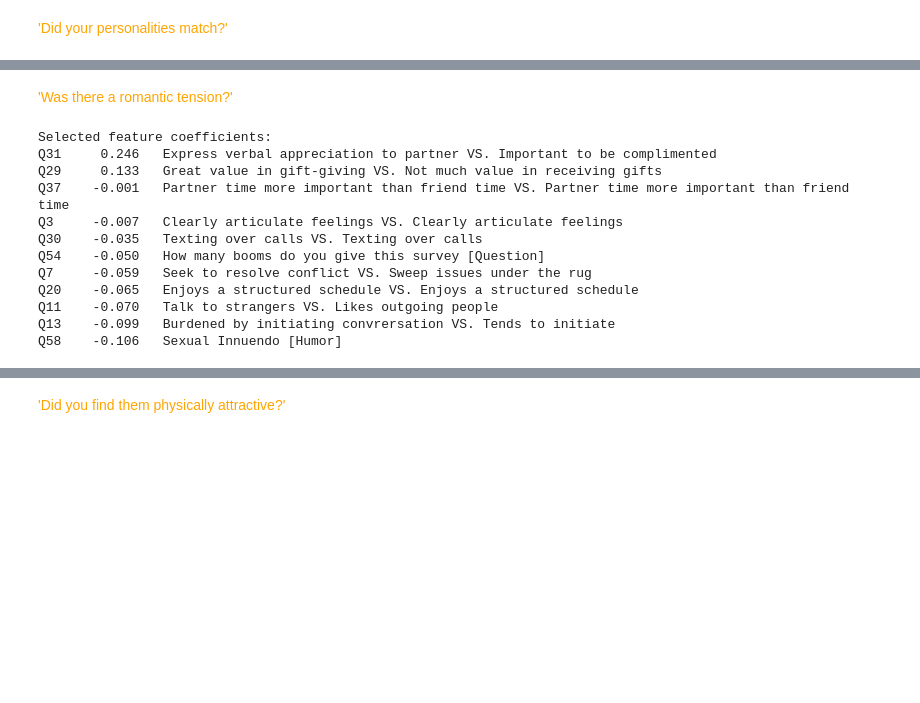
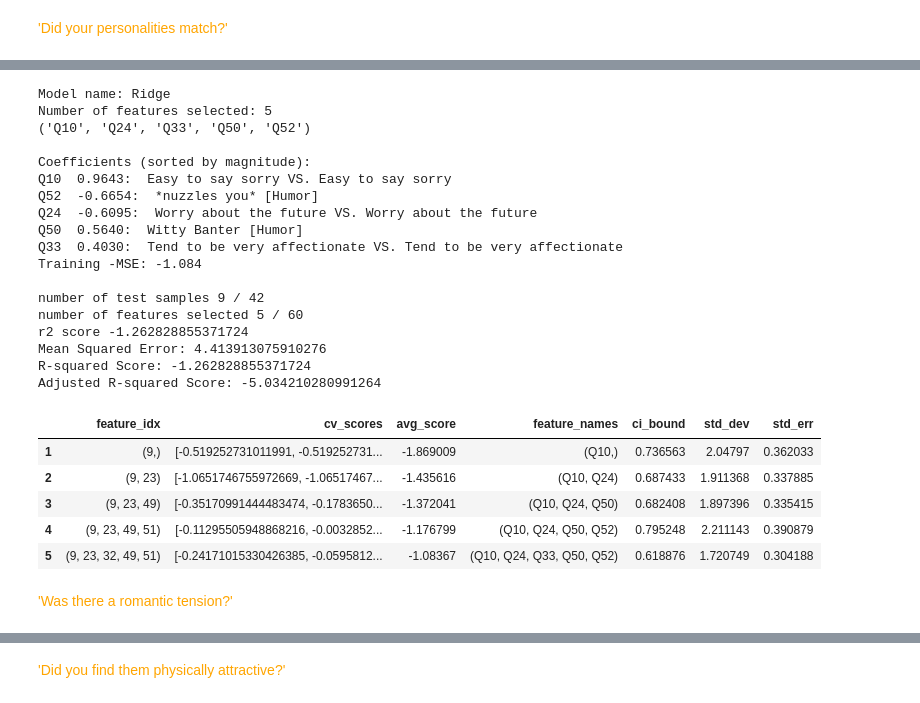
Before and after one commit to treyhibbard/Blind-Dating, a Jupyter notebook: DatingAnalysis.ipynb, the cells around one changed output, grey strips where cells are left out. Saved outputs shown, nothing was run; the diff lists cells and outputs as text; code cells hidden in the pictures; blank space fills up the shorter version.

```diff
--- a/DatingAnalysis.ipynb
+++ b/DatingAnalysis.ipynb
@@ -427,24 +524,36 @@ Q1     -0.190   Cries often VS. Uncofmortable consoling the unwell
+# %%
+# Sets X to every feature excluding 'type' (because that is our y) and 'quality' (because the is another variable to predict)
+X = df[qVec]  # axis=1 tells python it is a column and not a row
+y = df['Did your personalities match?']
+
+selection = runSelection(sfs, X, y)
+
+# Tells relevant data from sfs
+pd.DataFrame.from_dict(selection.get_metric_dict()).T
+# %% [output]
+Model name: Ridge
+Number of features selected: 5
+('Q10', 'Q24', 'Q33', 'Q50', 'Q52')
+
+Coefficients (sorted by magnitude):
+Q10  0.9643:  Easy to say sorry VS. Easy to say sorry
+Q52  -0.6654:  *nuzzles you* [Humor]
+Q24  -0.6095:  Worry about the future VS. Worry about the future
+Q50  0.5640:  Witty Banter [Humor]
+Q33  0.4030:  Tend to be very affectionate VS. Tend to be very affectionate
+Training -MSE: -1.084
+
+number of test samples 9 / 42
+number of features selected 5 / 60
+r2 score -1.262828855371724
+Mean Squared Error: 4.413913075910276
+R-squared Score: -1.262828855371724
+Adjusted R-squared Score: -5.034210280991264
+|  | feature_idx | cv_scores | avg_score | feature_names | ci_bound | std_dev | std_err |
+| 1 | (9,) | [-0.519252731011991, -0.519252731... | -1.869009 | (Q10,) | 0.736563 | 2.04797 | 0.362033 |
+| 2 | (9, 23) | [-1.0651746755972669, -1.06517467... | -1.435616 | (Q10, Q24) | 0.687433 | 1.911368 | 0.337885 |
+| 3 | (9, 23, 49) | [-0.35170991444483474, -0.1783650... | -1.372041 | (Q10, Q24, Q50) | 0.682408 | 1.897396 | 0.335415 |
+| 4 | (9, 23, 49, 51) | [-0.11295505948868216, -0.0032852... | -1.176799 | (Q10, Q24, Q50, Q52) | 0.795248 | 2.211143 | 0.390879 |
+| 5 | (9, 23, 32, 49, 51) | [-0.24171015330426385, -0.0595812... | -1.08367 | (Q10, Q24, Q33, Q50, Q52) | 0.618876 | 1.720749 | 0.304188 |
 # %% [markdown]
 <span style="color:Orange">'Was there a romantic tension?'</span>
-# %%
-# Selecting y outcome
-y = df['Was there a romantic tension?'].astype(float)
-
-X_train, X_test, y_train, y_test = train_test_split(X, y, test_size=0.2, random_state=42)
-
-sfs = sfs.fit(X_train, y_train)
-
-featureSelection(sfs)
-# %% [output]
-Selected feature coefficients:
-Q31     0.246   Express verbal appreciation to partner VS. Important to be complimented
-Q29     0.133   Great value in gift-giving VS. Not much value in receiving gifts
-Q37    -0.001   Partner time more important than friend time VS. Partner time more important than friend time
-Q3     -0.007   Clearly articulate feelings VS. Clearly articulate feelings
-Q30    -0.035   Texting over calls VS. Texting over calls
-Q54    -0.050   How many booms do you give this survey [Question]
-Q7     -0.059   Seek to resolve conflict VS. Sweep issues under the rug
-Q20    -0.065   Enjoys a structured schedule VS. Enjoys a structured schedule
-Q11    -0.070   Talk to strangers VS. Likes outgoing people
-Q13    -0.099   Burdened by initiating convrersation VS. Tends to initiate
-Q58    -0.106   Sexual Innuendo [Humor]
```
Also changed, not shown: parts of 60 cells of this notebook.
